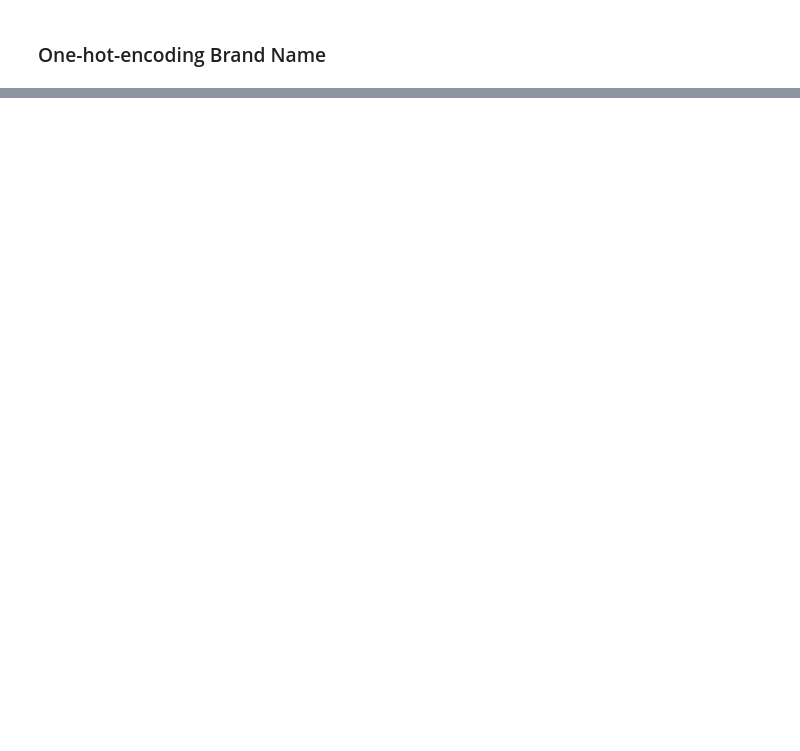
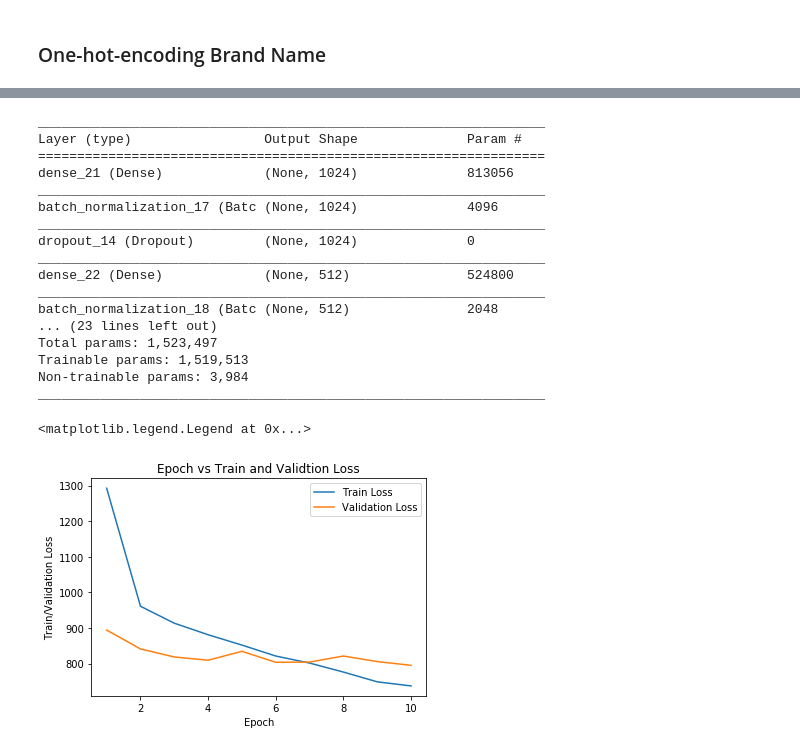
Before and after one commit to j2colaco/mercari_price_suggestion, a Jupyter notebook: model_implementation_2019-05-26.ipynb, the cells around one changed output, grey strips where cells are left out. Cells and saved outputs as stored; diff of their text form; code cells hidden in the pictures; blank space fills up the shorter version.

```diff
--- a/model_implementation_2019-05-26.ipynb
+++ b/model_implementation_2019-05-26.ipynb
@@ -557,0 +664,59 @@ if __name__ == '__main__':
+# %%
+model = Sequential()
+model.add(Dense(1024, activation='relu', input_dim=X_train.shape[1]))
+model.add(BatchNormalization())
+model.add(Dropout(0.5))
+
+model.add(Dense(512, activation='relu', input_dim=X_train.shape[1]))
+model.add(BatchNormalization())
+model.add(Dropout(0.5))
+
+model.add(Dense(264, activation='relu'))
+model.add(BatchNormalization())
+model.add(Dropout(0.5))
+
+model.add(Dense(128, activation='relu'))
+model.add(BatchNormalization())
+model.add(Dropout(0.5))
+
+model.add(Dense(64, activation='relu'))
+model.add(BatchNormalization())
+model.add(Dropout(0.5))
+
+model.add(Dense(1))
+model.summary()
+
+loss_dict_3 = {'val_loss': [893.9534322359361, 841.067386748752, 818.4087141964712, 809.4169764956102,
+                            834.2768080661359, 803.5231950861271, 804.1527677665265, 821.0994145126018,
+                            805.4967043422906, 795.0388555763315],
+               'loss': [1292.4868833472963, 960.9122608191396, 913.3295550593649, 880.9264346034723,
+                        851.8584188117563, 821.1068513949689, 801.3444464967874, 776.073875642645,
+                        748.6214976337192, 737.14988974773]}
+loss_df_3 = pd.DataFrame(loss_dict_3)
+
+plt.plot(loss_df_3.index+1, loss_df_3.loss, label='Train Loss')
+plt.plot(loss_df_3.index+1, loss_df_3.val_loss, label='Validation Loss')
+plt.title('Epoch vs Train and Validtion Loss')
+plt.xlabel('Epoch')
+plt.ylabel('Train/Validation Loss')
+plt.legend()
+# %% [output]
+_________________________________________________________________
+Layer (type)                 Output Shape              Param #
+=================================================================
+dense_21 (Dense)             (None, 1024)              813056
+_________________________________________________________________
+batch_normalization_17 (Batc (None, 1024)              4096
+_________________________________________________________________
+dropout_14 (Dropout)         (None, 1024)              0
+_________________________________________________________________
+dense_22 (Dense)             (None, 512)               524800
+_________________________________________________________________
+batch_normalization_18 (Batc (None, 512)               2048
+... (23 lines left out)
+Total params: 1,523,497
+Trainable params: 1,519,513
+Non-trainable params: 3,984
+_________________________________________________________________
+<matplotlib.legend.Legend at 0x...>
+[figure, added]
```
Also changed, not shown: parts of 127 cells of this notebook, 7 other files.
